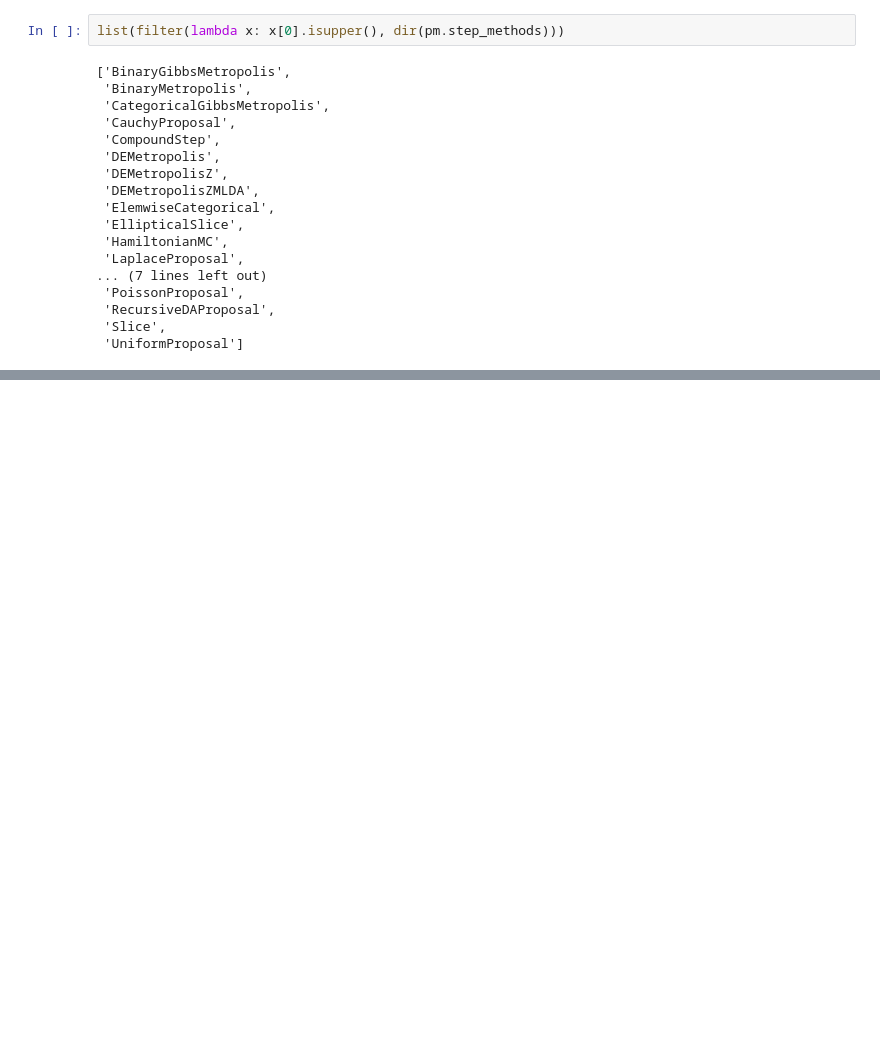
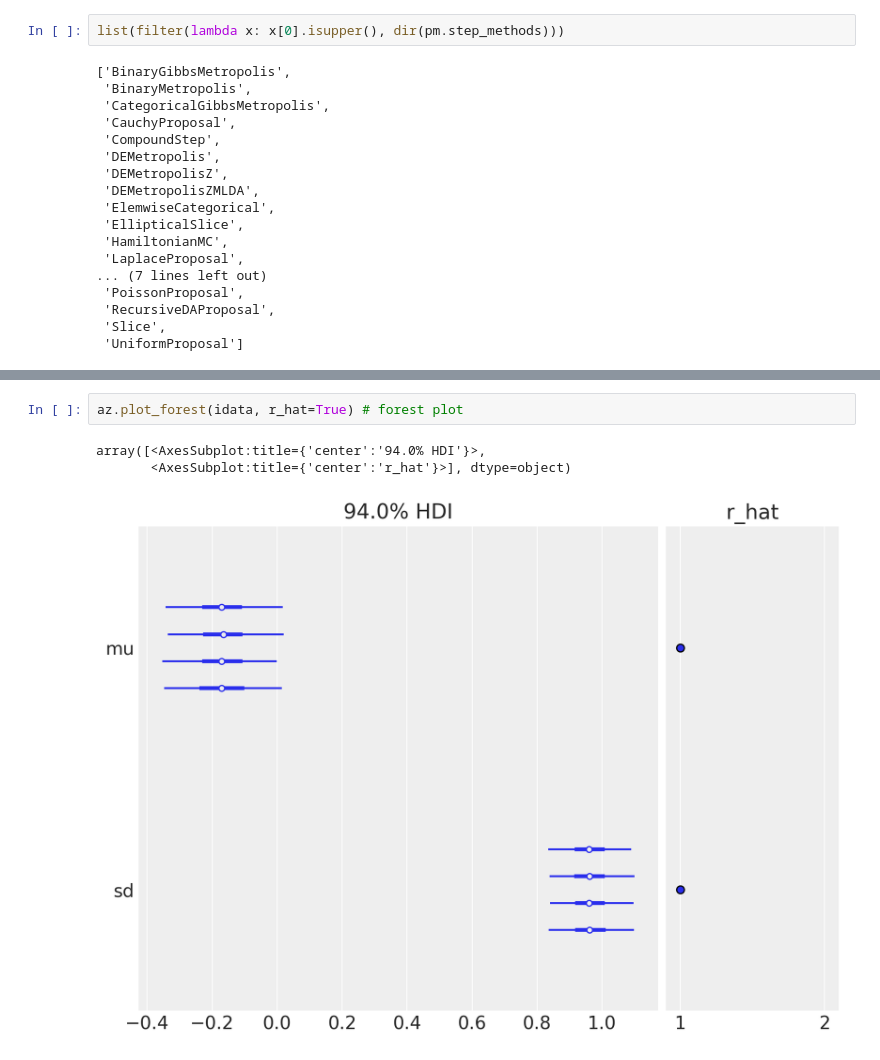
Before and after one commit to HyunsuLee/Bayes_programming_exercise, a Jupyter notebook: PyMC3tutorial/Quickstart.ipynb, the cells around one changed output, grey strips where cells are left out. Drawn from its saved outputs; the diff is of its cells as text; blank space fills up the shorter version.

```diff
--- a/PyMC3tutorial/Quickstart.ipynb
+++ b/PyMC3tutorial/Quickstart.ipynb
@@ -358,0 +404,6 @@ list(filter(lambda x: x[0].isupper(), dir(pm.step_methods)))
+# %%
+az.plot_forest(idata, r_hat=True) # forest plot
+# %% [output]
+array([<AxesSubplot:title={'center':'94.0% HDI'}>,
+       <AxesSubplot:title={'center':'r_hat'}>], dtype=object)
+[figure, added]
```
Also changed, not shown: parts of 38 cells of this notebook.
